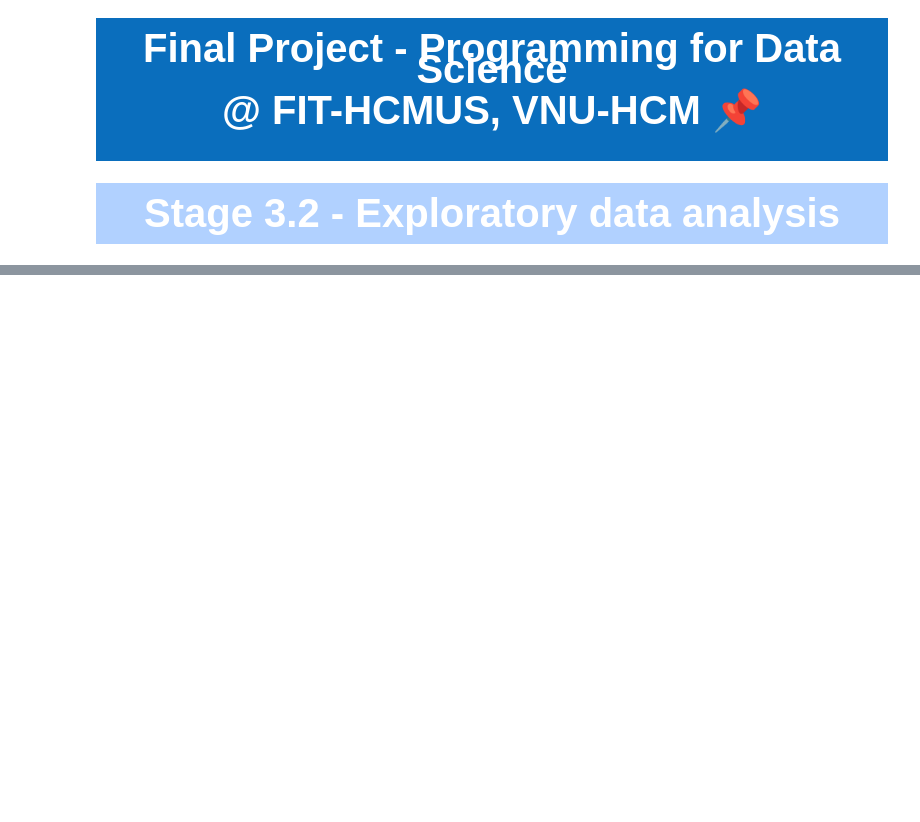
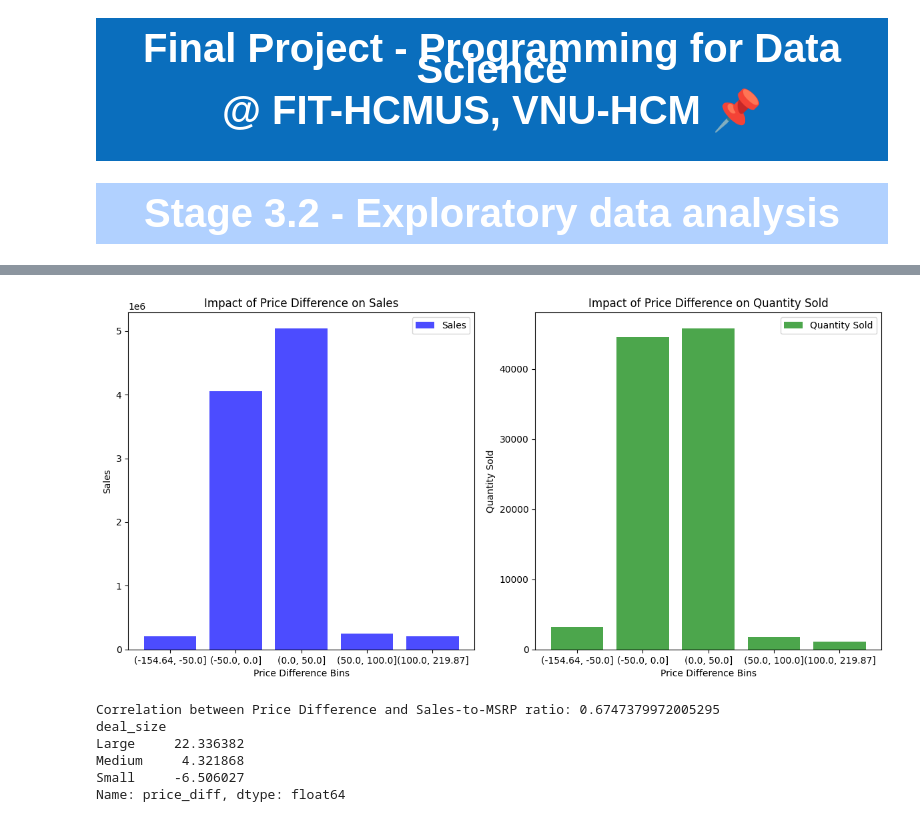
Before and after one commit to fabyanbui/Programming4DS_FinalProject, a Jupyter notebook: notebooks/3.2-eda.ipynb, the cells around one changed output, grey strips where cells are left out. Cells and saved outputs as stored; diff of their text form; code cells hidden in the pictures; blank space fills up the shorter version.

```diff
--- a/notebooks/3.2-eda.ipynb
+++ b/notebooks/3.2-eda.ipynb
@@ -35,0 +46,46 @@ memory usage: 116.0+ KB
+# %%
+processed_df["price_diff"] = processed_df["price_per_unit"] - processed_df["retail_price"]
+
+# Phân loại các khoảng chênh lệch giá và tính tổng doanh thu và số lượng sản phẩm bán ra cho mỗi bin
+price_diff_bins = [processed_df["price_diff"].min(), -50, 0, 50, 100, processed_df["price_diff"].max()]
+
+processed_df['price_diff_bins'] = pd.cut(processed_df['price_diff'], bins=price_diff_bins)
+
+# Tính tổng doanh thu và số lượng sản phẩm bán ra cho mỗi khoảng chênh lệch giá
+price_diff_stats = processed_df.groupby('price_diff_bins').agg({'quantity_ordered': 'sum', 'sales': 'sum'}).reset_index()
+# %%
+fig, ax = plt.subplots(1, 2, figsize=(12, 6))
+ax[0].bar(price_diff_stats['price_diff_bins'].astype(str), price_diff_stats['sales'], color='blue', alpha=0.7, label='Sales')
+ax[0].set_xlabel('Price Difference Bins')
+ax[0].set_ylabel('Sales')
+ax[0].set_title('Impact of Price Difference on Sales')
+ax[0].legend()
+
+# Biểu đồ 2 - Quantity Sold
+ax[1].bar(price_diff_stats['price_diff_bins'].astype(str), price_diff_stats['quantity_ordered'], color='green', alpha=0.7, label='Quantity Sold')
+ax[1].set_xlabel('Price Difference Bins')
+ax[1].set_ylabel('Quantity Sold')
+ax[1].set_title('Impact of Price Difference on Quantity Sold')
+ax[1].legend()
+
+plt.tight_layout()
+plt.show()
+# %% [output]
+[figure, added]
+# %%
+# Tính tương quan giữa chênh lệch giá và tỷ lệ doanh thu so với MSRP
+correlation = processed_df['price_diff'].corr(processed_df['sales'] / processed_df['retail_price'])
+print(f'Correlation between Price Difference and Sales-to-MSRP ratio: {correlation}')
+
+# Kiểm tra sự chênh lệch giá có liên quan đến kích thước của giao dịch không
+avg_price_diff_by_deal_size = processed_df.groupby('deal_size')['price_diff'].mean()
+
+# In ra giá trung bình của chênh lệch giá cho từng kích thước của giao dịch
+print(avg_price_diff_by_deal_size)
+# %% [output]
+Correlation between Price Difference and Sales-to-MSRP ratio: 0.6747379972005295
+deal_size
+Large     22.336382
+Medium     4.321868
+Small     -6.506027
+Name: price_diff, dtype: float64
```
Also changed, not shown: parts of 8 cells of this notebook, 17 other files.
